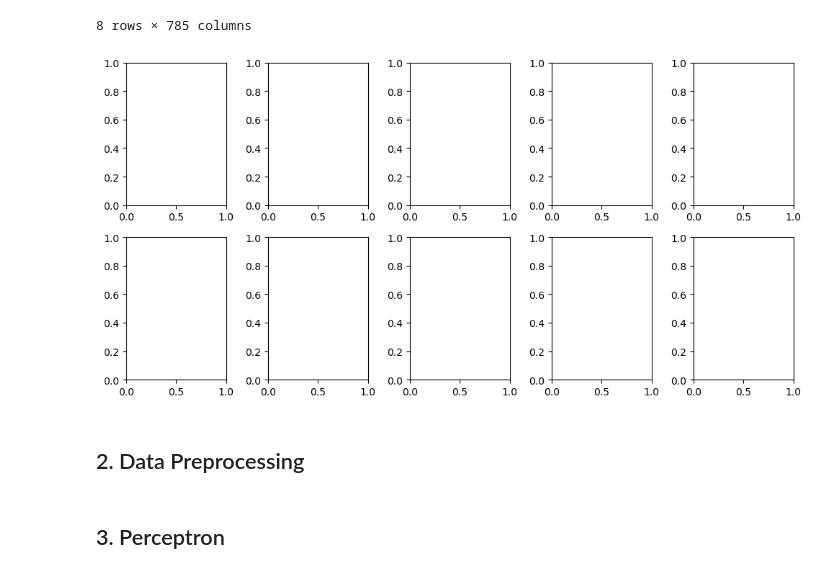
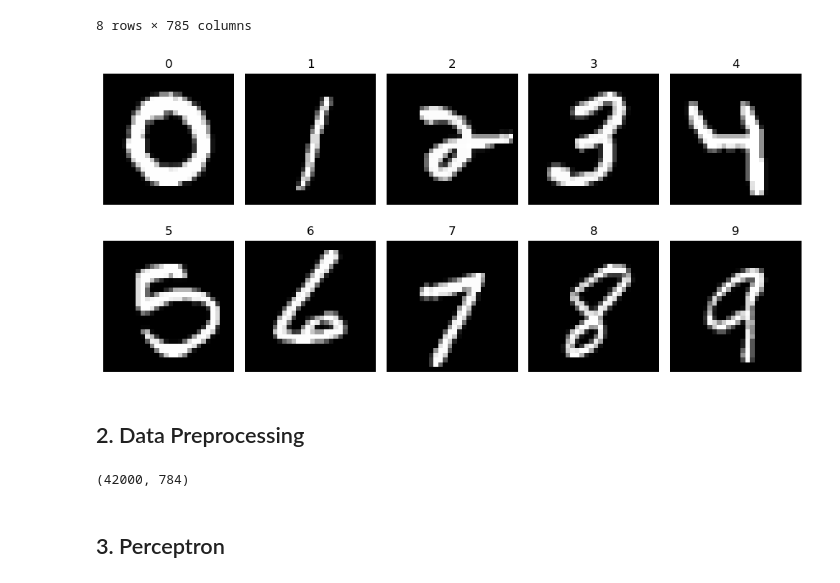
Before and after one commit to NikhilGarg21/ml-projects, a Jupyter notebook: mnist-model-comparison/mnist_comparison.ipynb, the cells around one changed output. Cells and saved outputs as stored; diff of their text form; code cells hidden in the pictures.

```diff
--- a/mnist-model-comparison/mnist_comparison.ipynb
+++ b/mnist-model-comparison/mnist_comparison.ipynb
@@ -79,12 +79,23 @@ df.describe()
 | 75% | 7.000000 | 0.0 | 0.0 | 0.0 | 0.0 | 0.0 | 0.0 | 0.0 | 0.0 | 0.0 | ... | ... |
 | max | 9.000000 | 0.0 | 0.0 | 0.0 | 0.0 | 0.0 | 0.0 | 0.0 | 0.0 | 0.0 | ... | ... |
 8 rows × 785 columns
-# %%
-fig, axes = plt.subplots(2, 2, figsize=(10, 5))
-
-plt.tight_layout()
-plt.show()
-# %% [output]
-[figure, removed]
+# %%
+fig, axes = plt.subplots(2, 5, figsize=(10, 5))
+
+indices = [1, 15, 34, 70, 921, 1081, 998, 961, 1026, 41999]
+
+for ax, idx in zip(axes.ravel(), indices):
+    sample = df.iloc[idx]
+    label = sample['label']
+    image = sample.drop('label').values.reshape(28, 28)
+
+    ax.imshow(image, cmap='grey')
+    ax.set_title(f"{label}")
+    ax.axis('off')
+
+plt.tight_layout()
+plt.show()
+# %% [output]
+[figure, added]
 # %% [markdown]
 ## 2. Data Preprocessing
@@ -91,2 +107,6 @@ plt.show()
+# %%
+x.shape
+# %% [output]
+(42000, 784)
 # %% [markdown]
 ## 3. Perceptron
```
Also changed, not shown: parts of 12 cells of this notebook.
